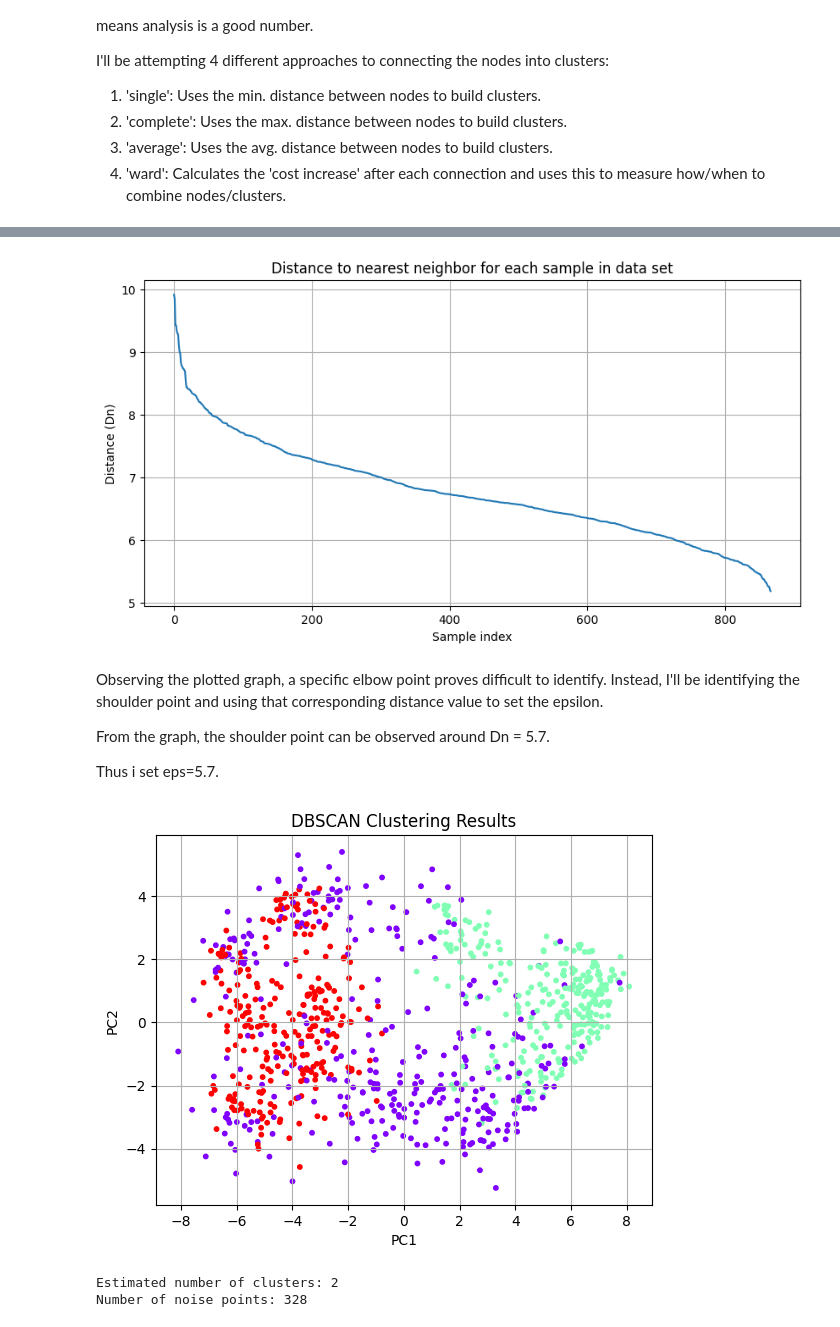
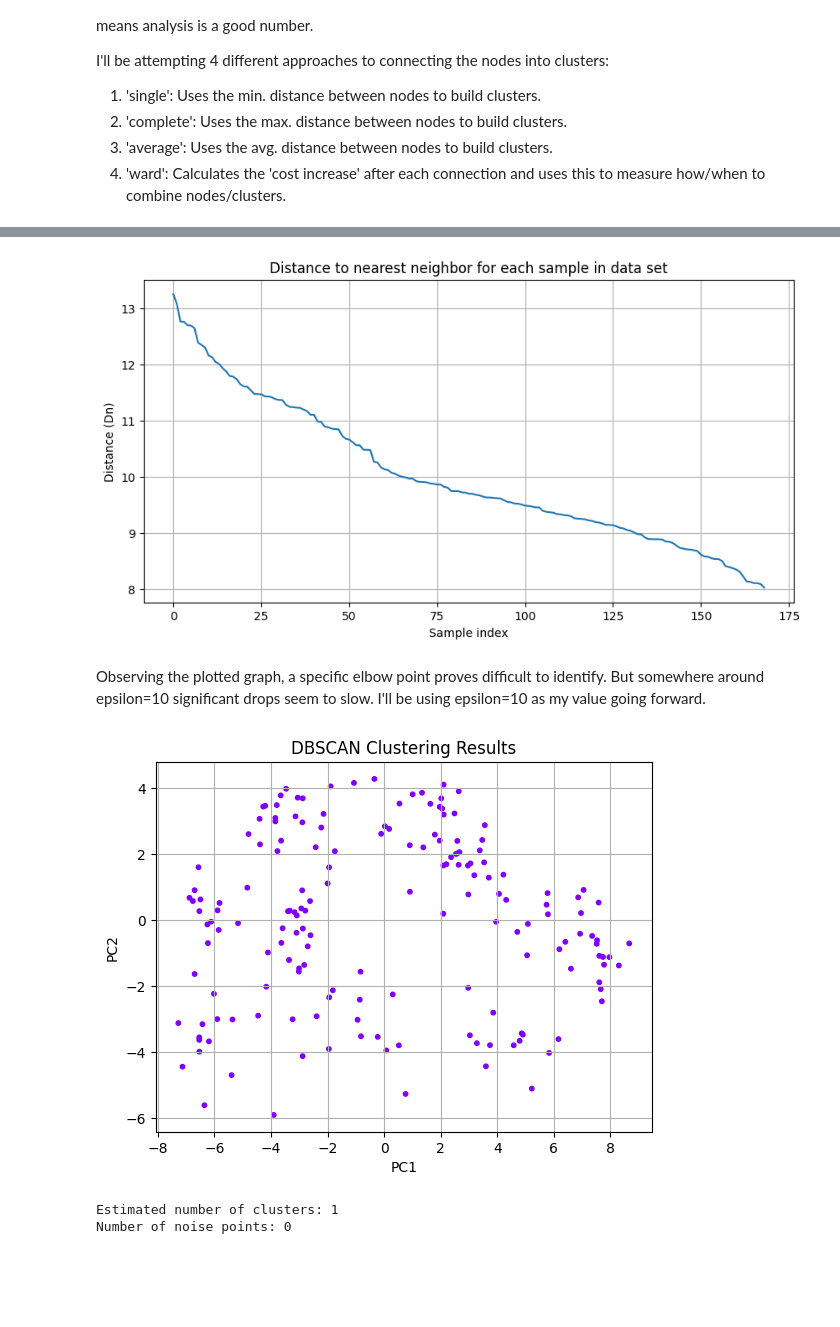
Before and after one commit to Dogmeat2000/MAL1-Python, a Jupyter notebook: Assignment 6/6. Candidate Test 2022 II.ipynb, the cells around one changed output, grey strips where cells are left out. Saved outputs shown, nothing was run; the diff lists cells and outputs as text; code cells hidden in the pictures; blank space fills up the shorter version.

```diff
--- a/Assignment 6/6. Candidate Test 2022 II.ipynb
+++ b/Assignment 6/6. Candidate Test 2022 II.ipynb
@@ -76,8 +76,8 @@ from scipy.spatial.distance import euclidean
 For data pre-precessing I initially just read the questions from the file and define an array for each of the party colors, so I can properly use the party colors during later analysis.
 # %%
 # Data pre-processing
-## We base our pre-processing on the raw alldata.xlsx information, which includes a complete overview of all the responses associated with each candidate and party affiliation.
-raw_data = pd.read_excel('alldata.xlsx')
+## We base our pre-processing on the raw alldata.xlsx information, which includes a complete overview of all the responses associated with each elected candidate and party affiliation.
+raw_data = pd.read_excel('electeddata.xlsx')
 
 ## Display the head of the raw data, for visual inspection:
 display(raw_data.head())
@@ -477,27 +481,23 @@ plt.plot(range(len(distances)), distances)
 plt.grid(True)
 plt.show()
 # %% [output]
-[figure, old version]
+[figure, new version]
 # %% [markdown]
-Observing the plotted graph, a specific elbow point proves difficult to identify. Instead, I'll be identifying the shoulder point and using that corresponding distance value to set the epsilon.
-
-From the graph, the shoulder point can be observed around Dn = 5.7.
-
-Thus i set eps=5.7.
+Observing the plotted graph, a specific elbow point proves difficult to identify. But somewhere around epsilon=10 significant drops seem to slow. I'll be using epsilon=10 as my value going forward.
 # %%
-db = DBSCAN(eps=5.7, min_samples=min_samples)
+db = DBSCAN(eps=10, min_samples=min_samples)
 y_prime = db.fit_predict(X_Cluster_Scaled)
 
 plotCluster(y_prime, "DBSCAN Clustering Results")
 
 n_clusters = len(set(y_prime)) - (1 if -1 in y_prime else 0) # Outliers have a value of -1. Subtracts 1 for each noise point, ending up with the number of clusters left.
 print(f"Estimated number of clusters: {n_clusters}")
 
 # Optional: Count how many samples are considered noise
 n_noise = list(y_prime).count(-1)
 print(f"Number of noise points: {n_noise}")
 # %% [output]
-[figure, old version]
+[figure, new version]
-Estimated number of clusters: 2
-Number of noise points: 328
+Estimated number of clusters: 1
+Number of noise points: 0
 # %% [markdown]
```
Also changed, not shown: parts of 26 cells of this notebook.
